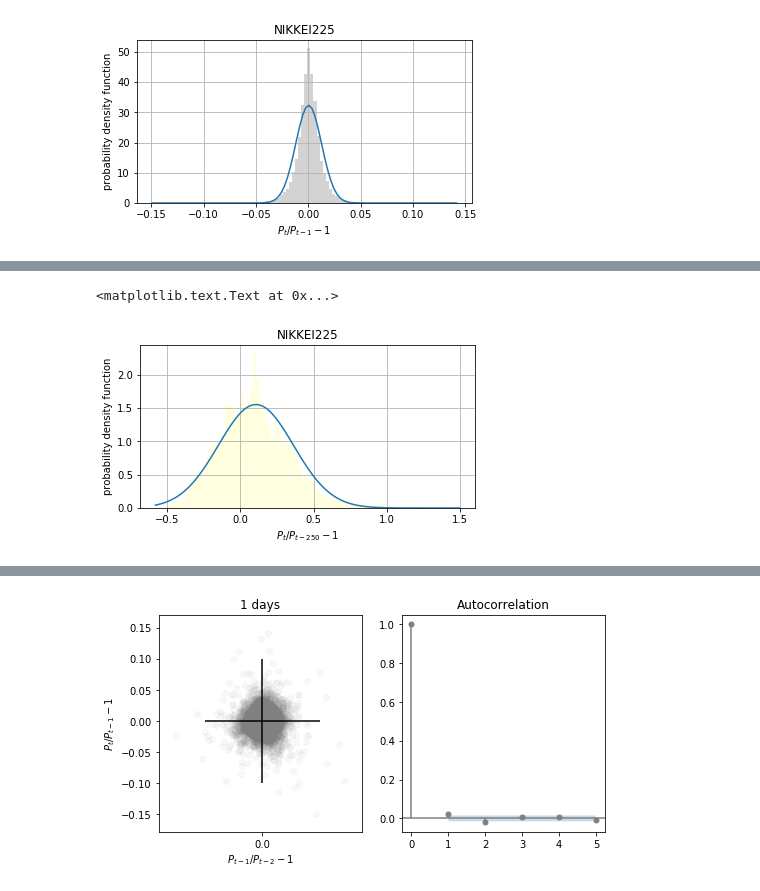
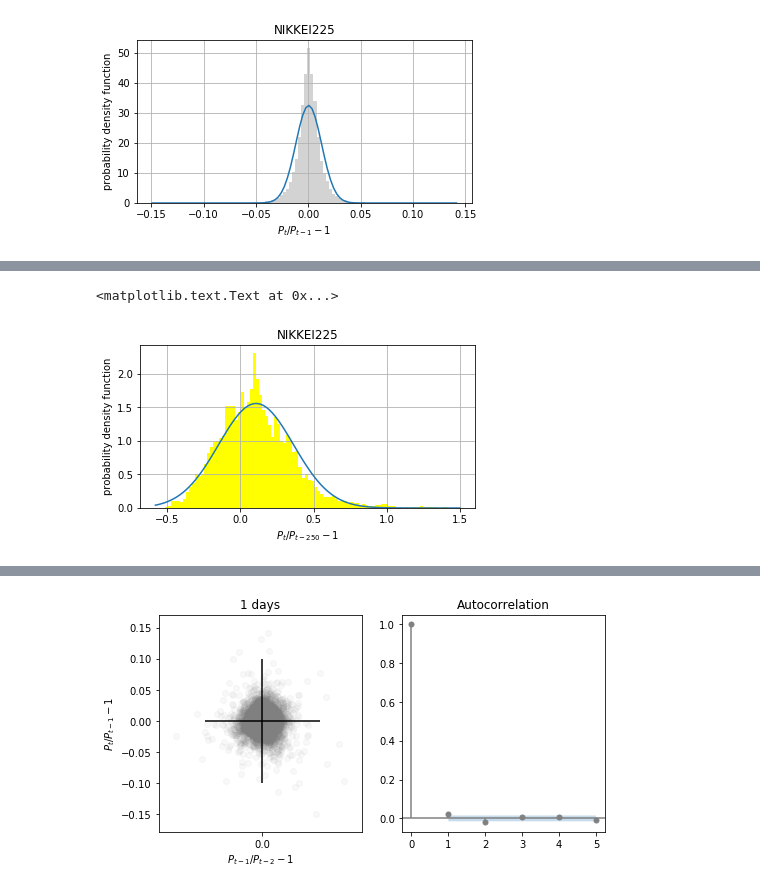
Before and after one commit to innovation1005/python3-for-system-trade, a Jupyter notebook: pan9.ipynb, the cells around one changed output, grey strips where cells are left out. Drawn from its saved outputs; the diff is of its cells as text; code cells hidden in the pictures.

```diff
--- a/pan9.ipynb
+++ b/pan9.ipynb
@@ -38,16 +38,16 @@ mean 0.00036 std 0.01234 skew -0.13706 kurt 9.55210
 # %%
 fig=plt.figure(figsize=(6,3))
 ax=plt.subplot(1,1,1)
 r250n225=n225.pct_change(250).dropna()
 x=np.linspace(float(r250n225.min()),float(r250n225.max()),100)
 pdf=norm.pdf(x,r250n225.mean(),r250n225.std())
-r250n225.hist(bins=100,color='lightyellow',normed=True,ax=ax)
+r250n225.hist(bins=100,color='yellow',normed=True,ax=ax)
 plt.plot(x,pdf)
 plt.xlabel('$P_{t}/P_{t-250}-1$')
 plt.ylabel('probability density function')
 # %% [output]
 <matplotlib.text.Text at 0x...>
-[figure, old version]
+[figure, new version]
 # %%
 print("mean %2.5f std %2.5f skew %2.5f kurt %2.5f"\
 %(r250n225.mean(),r250n225.std(),r250n225.skew(),r250n225.kurt()))
```
Also changed, not shown: parts of 10 cells of this notebook.
